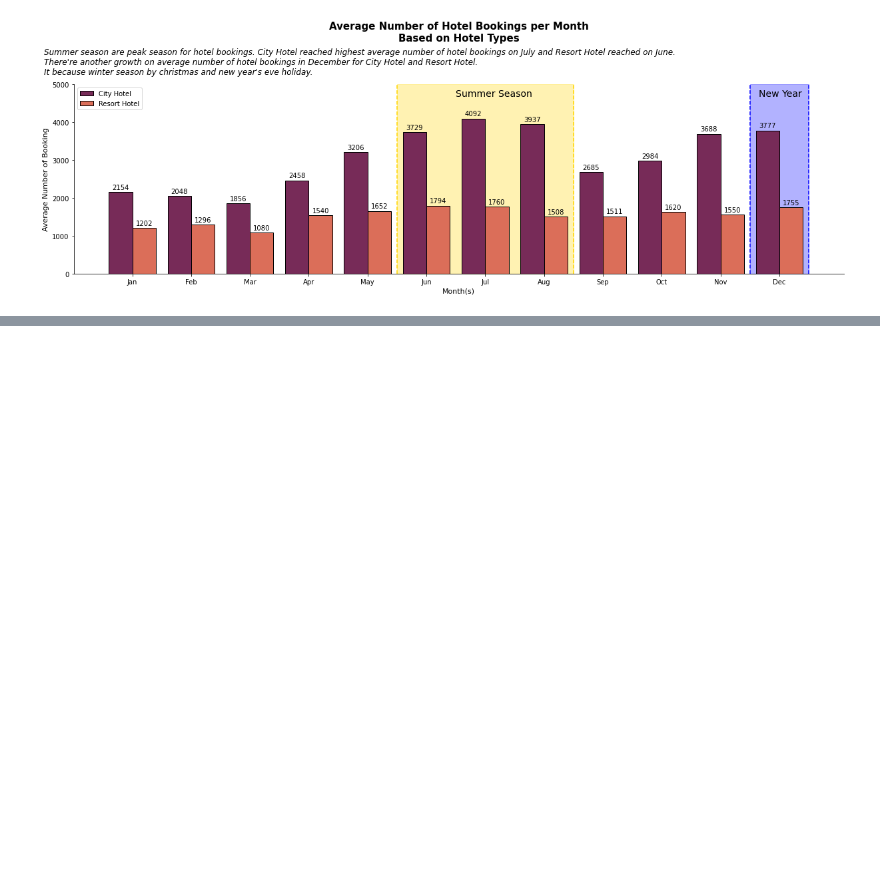
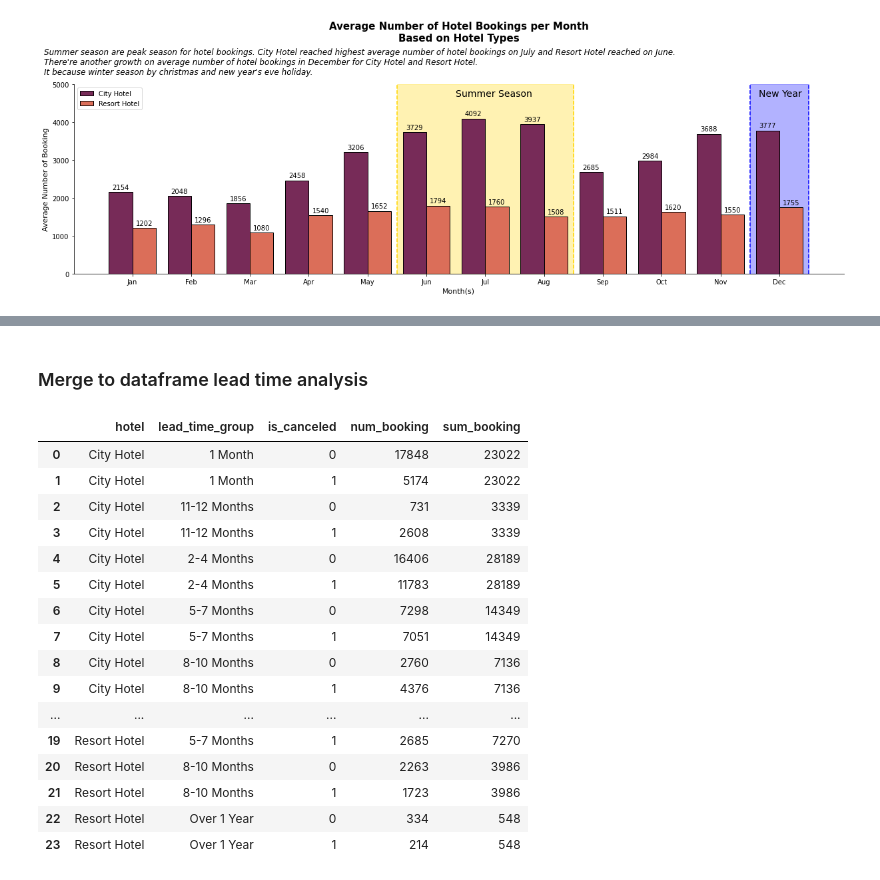
Before and after one commit to audryannoor/Investigate-Hotel-Business-using-Data-Visualization, a Jupyter notebook: Rafif Noor Audryan_Investigate Hotel Business using Data-Visualization.ipynb, the cells around one changed output, grey strips where cells are left out. Cells and saved outputs as stored; diff of their text form; code cells hidden in the pictures; blank space fills up the shorter version.

```diff
--- a/Rafif Noor Audryan_Investigate Hotel Business using Data-Visualization.ipynb
+++ b/Rafif Noor Audryan_Investigate Hotel Business using Data-Visualization.ipynb
@@ -320,0 +511,17 @@ plt.tight_layout()
+# %%
+lead_time_list = []
+for i in df_final['lead_time']:
+    if i <= 30 :
+        group = '1 Month'
+    elif i >= 31 and i <= 120:
+        group = '2-4 Months'
+    elif i >= 121 and i <= 210:
+        group = '5-7 Months'
+    elif i >=211 and i <= 300:
+        group = '8-10 Months'
+    elif i >=301 and i <= 360:
+        group = '11-12 Months'
+    else:
+        group = 'Over 1 Year'
+    lead_time_list.append(group)
+df_final['lead_time_group'] = lead_time_list
@@ -320,0 +570,23 @@ plt.tight_layout()
+# %% [markdown]
+### Merge to dataframe lead time analysis
+# %%
+df2_lt = df2_lt.merge(df2_lt_sum,on = ['hotel','lead_time_group'])
+df2_lt
+# %% [output]
+|  | hotel | lead_time_group | is_canceled | num_booking | sum_booking |
+| 0 | City Hotel | 1 Month | 0 | 17848 | 23022 |
+| 1 | City Hotel | 1 Month | 1 | 5174 | 23022 |
+| 2 | City Hotel | 11-12 Months | 0 | 731 | 3339 |
+| 3 | City Hotel | 11-12 Months | 1 | 2608 | 3339 |
+| 4 | City Hotel | 2-4 Months | 0 | 16406 | 28189 |
+| 5 | City Hotel | 2-4 Months | 1 | 11783 | 28189 |
+| 6 | City Hotel | 5-7 Months | 0 | 7298 | 14349 |
+| 7 | City Hotel | 5-7 Months | 1 | 7051 | 14349 |
+| 8 | City Hotel | 8-10 Months | 0 | 2760 | 7136 |
+| 9 | City Hotel | 8-10 Months | 1 | 4376 | 7136 |
+| ... | ... | ... | ... | ... | ... |
+| 19 | Resort Hotel | 5-7 Months | 1 | 2685 | 7270 |
+| 20 | Resort Hotel | 8-10 Months | 0 | 2263 | 3986 |
+| 21 | Resort Hotel | 8-10 Months | 1 | 1723 | 3986 |
+| 22 | Resort Hotel | Over 1 Year | 0 | 334 | 548 |
+| 23 | Resort Hotel | Over 1 Year | 1 | 214 | 548 |
```
Also changed, not shown: parts of 43 cells of this notebook.
